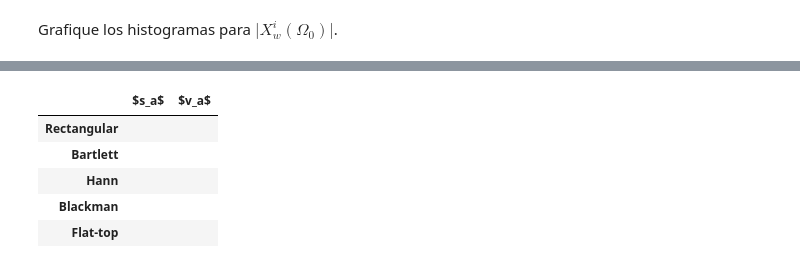
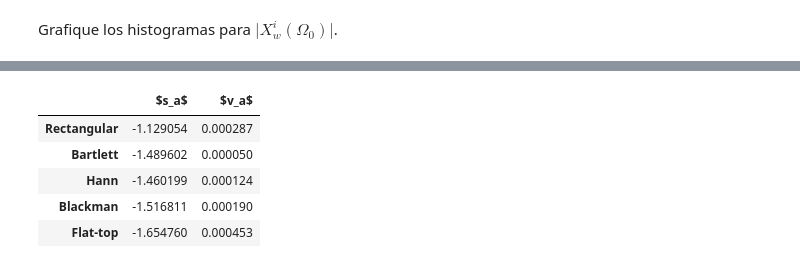
Before and after one commit to fcatuogno/PDS_TPs, a Jupyter notebook: TP2 - Ventanas.ipynb, the cells around one changed output, grey strips where cells are left out. Saved outputs shown, nothing was run; the diff lists cells and outputs as text; code cells hidden in the pictures.

```diff
--- a/TP2 - Ventanas.ipynb
+++ b/TP2 - Ventanas.ipynb
@@ -613,29 +774,32 @@ Grafique los histogramas para  $\lvert X^i_w(\Omega_0) \rvert$.
 # %%
 
 #######################################
 # Tu simulación que genere resultados #
 #######################################
 
 tus_resultados = [
-                   ['', ''], # <-- acá debería haber numeritos :)
-                   ['', ''], # <-- acá debería haber numeritos :)
-                   ['', ''], # <-- acá debería haber numeritos :)
-                   ['', ''], # <-- acá debería haber numeritos :)
-                   ['', ''], # <-- acá debería haber numeritos :)
+                   #['', ''], # <-- acá debería haber numeritos :)
+                   #['', ''], # <-- acá debería haber numeritos :)
+                   #['', ''], # <-- acá debería haber numeritos :)
+                   #['', ''], # <-- acá debería haber numeritos :)
+                   #['', ''], # <-- acá debería haber numeritos :)
                  ]
+
+tus_resultados = np.column_stack((sesgo,varianza))
+
 df = DataFrame(tus_resultados, columns=['$s_a$', '$v_a$'],
                index=[
                         'Rectangular',
                         'Bartlett',
                         'Hann',
                         'Blackman',
                         'Flat-top'
                      ])
 HTML(df.to_html())
 # %% [output]
 |  | $s_a$ | $v_a$ |
-| Rectangular |  |  |
-| Bartlett |  |  |
-| Hann |  |  |
-| Blackman |  |  |
-| Flat-top |  |  |
+| Rectangular | -1.129054 | 0.000287 |
+| Bartlett | -1.489602 | 0.000050 |
+| Hann | -1.460199 | 0.000124 |
+| Blackman | -1.516811 | 0.000190 |
+| Flat-top | -1.654760 | 0.000453 |
```
Also changed, not shown: parts of 6 cells of this notebook.
